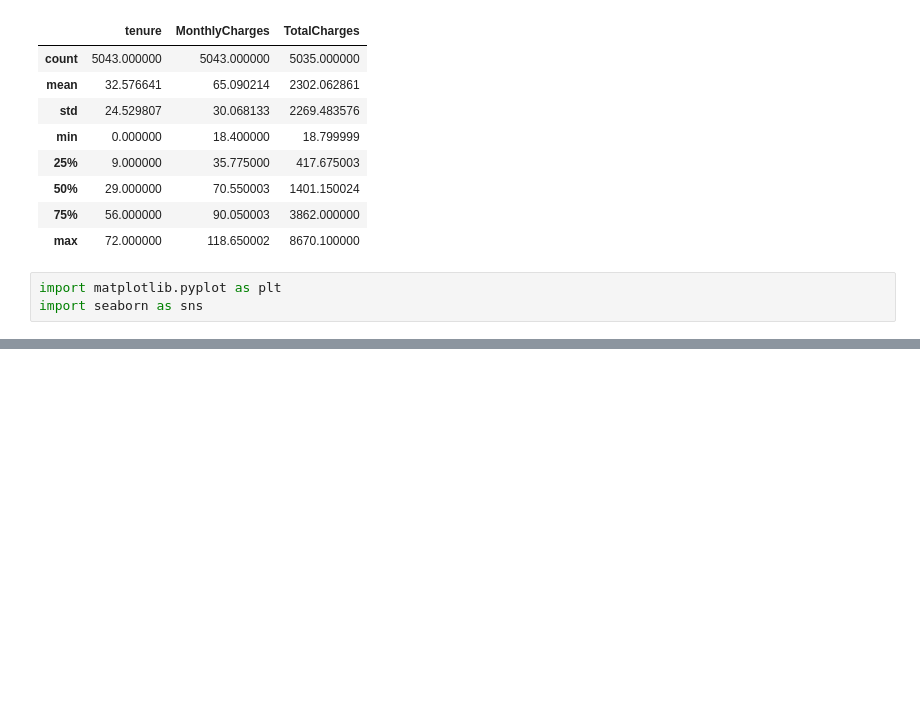
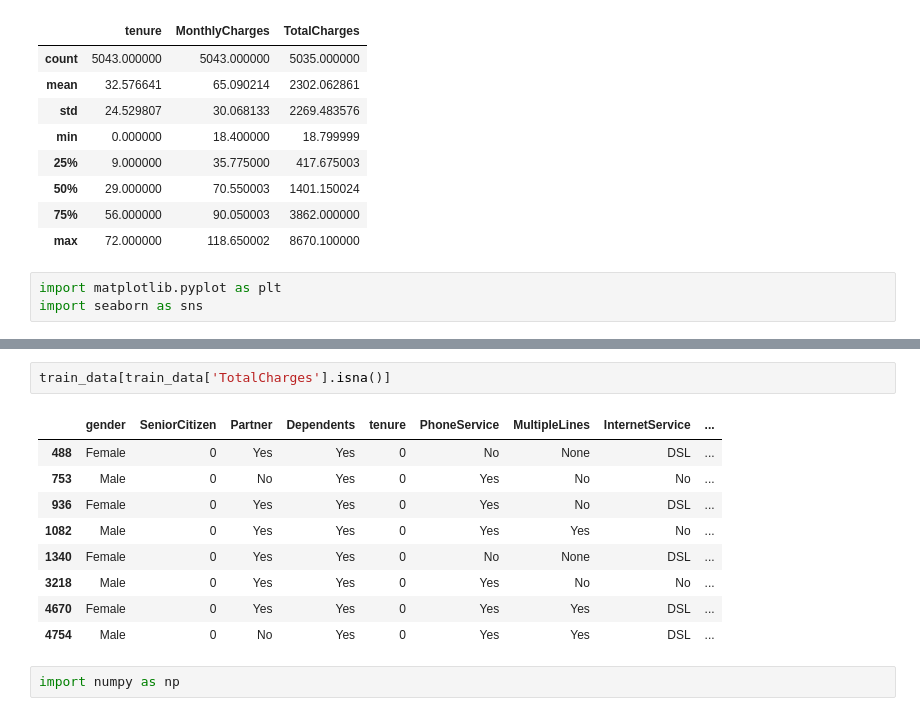
Before and after one commit to Asi9128/PHASE2_FIRST_PROJECT, a Jupyter notebook: PROJECT1_PH2.ipynb, the cells around one changed output, grey strips where cells are left out. Saved outputs shown, nothing was run; the diff lists cells and outputs as text; blank space fills up the shorter version.

```diff
--- a/PROJECT1_PH2.ipynb
+++ b/PROJECT1_PH2.ipynb
@@ -532,0 +617,14 @@ import seaborn as sns
+# %%
+train_data[train_data['TotalCharges'].isna()]
+# %% [output]
+|  | gender | SeniorCitizen | Partner | Dependents | tenure | PhoneService | MultipleLines | InternetService | ... |
+| 488 | Female | 0 | Yes | Yes | 0 | No | None | DSL | ... |
+| 753 | Male | 0 | No | Yes | 0 | Yes | No | No | ... |
+| 936 | Female | 0 | Yes | Yes | 0 | Yes | No | DSL | ... |
+| 1082 | Male | 0 | Yes | Yes | 0 | Yes | Yes | No | ... |
+| 1340 | Female | 0 | Yes | Yes | 0 | No | None | DSL | ... |
+| 3218 | Male | 0 | Yes | Yes | 0 | Yes | No | No | ... |
+| 4670 | Female | 0 | Yes | Yes | 0 | Yes | Yes | DSL | ... |
+| 4754 | Male | 0 | No | Yes | 0 | Yes | Yes | DSL | ... |
+# %%
+import numpy as np
```
Also changed, not shown: parts of 15 cells of this notebook.
